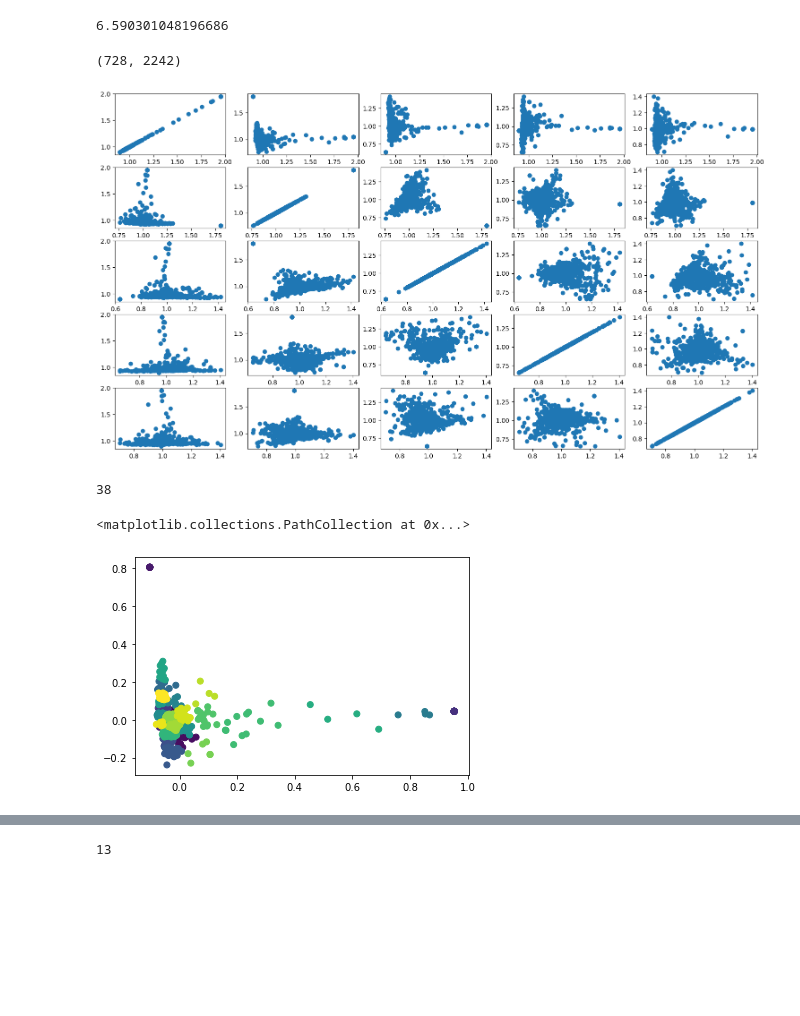
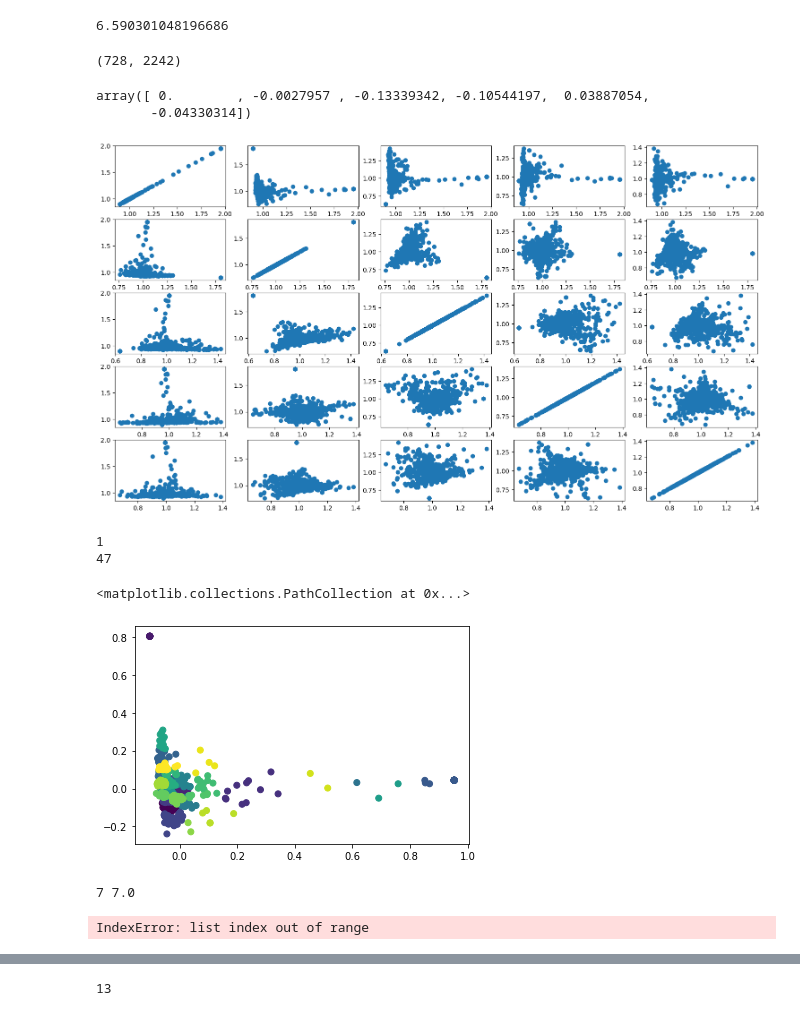
Before and after one commit to vc64/essayGrouping, a Jupyter notebook: essayGrouping.ipynb, the cells around one changed output, grey strips where cells are left out. Drawn from its saved outputs; the diff is of its cells as text; code cells hidden in the pictures; blank space fills up the shorter version.

```diff
--- a/essayGrouping.ipynb
+++ b/essayGrouping.ipynb
@@ -451,18 +429,24 @@ pca = PCA(n_components=5)
 # pca_data = pca.fit_transform(prompt_np_array[:,2:])
 pca_data = pca.fit_transform(tfidf_matrix_indexed[:,1:])
 
+pca_data = np.hstack((np.arange(pca_data.shape[0])[:, None], pca_data))
+
 # print(pca_data[0:100])
 
 # print(pca.score(pca_data))
+
+pca_data[0,]
 # %% [output]
 (728, 2242)
+array([ 0.        , -0.0027957 , -0.13339342, -0.10544197,  0.03887054,
+       -0.04330314])
 # %%
 # print(pca_axes[...,0])
 # print(max(pca_axes[:,0]))
 
 
 # combo plot
-num_comps = 5
+num_comps = pca_data.shape[1]-1
 
 fig, axs = plt.subplots(num_comps, num_comps)
 
@@ -470,9 +454,9 @@ fig.set_size_inches(18.5, 10.5, forward=True)
 
 fig.set_dpi(100)
 
-for i in range(0, num_comps):
-    for j in range(0, num_comps):
-        axs[i][j].scatter(pca_data[:,i]+1, pca_data[:,j]+1)
+for i in range(1, num_comps+1):
+    for j in range(1, num_comps+1):
+        axs[i-1][j-1].scatter(pca_data[:,i]+1, pca_data[:,j]+1)
 
 # plt.setp(axs, xlim=[0.977,1.00], ylim=[0.977,1.00])
 
@@ -489,7 +473,7 @@ plt.show()
 
 # fig.set_dpi(100)
 # %% [output]
-[figure, old version]
+[figure, new version]
 # %%
 # k means clustering from scratch
 # 2D ONLY
@@ -646,24 +640,39 @@ def k_means(points, k, labels = 0):
 # %%
-pca_points = [[pca_data[:,0][i], pca_data[:,1][i]] for i in range(len(pca_data[:,1]))]
+# pca_points = [[pca_data[:,1][i], pca_data[:,2][i]] for i in range(len(pca_data[:,1]))]
 
+pca_points = [list(pca_data[i,0:3]) for i in range(len(pca_data[:,1]))]
+
+# print(pca_points)
 num_clusters = 30
 
-pca_clusters = k_means(pca_points, num_clusters)
+pca_clusters = k_means(pca_points, num_clusters, labels = 1)
 
 # EVERYTHING IS IN ONE CLUSTER AHHHHH
 print(len(pca_clusters[0]))
 
 pca_clusters_graph = []
 
 for c in range(len(pca_clusters)):
     for x in pca_clusters[c]:
         pca_clusters_graph.append(x + [c])
 
 pca_clusters_graph = np.asarray(pca_clusters_graph)
 
-plt.scatter(pca_clusters_graph[:,0], pca_clusters_graph[:,1], c = pca_clusters_graph[:,2])
+plt.scatter(pca_clusters_graph[:,1], pca_clusters_graph[:,2], c = pca_clusters_graph[:,3])
 # %% [output]
-38
+1
+47
 <matplotlib.collections.PathCollection at 0x...>
-[figure, old version]
+[figure, new version]
+# %%
+n = 3
+for point in pca_clusters[n]:
+    r, c = indToDict(point[0])
+
+    print(r, c)
+
+    print(allprompts[int(r)][int(c)])
+# %% [output]
+7 7.0
+IndexError: list index out of range
 # %%
```
Also changed, not shown: parts of 13 cells of this notebook.
